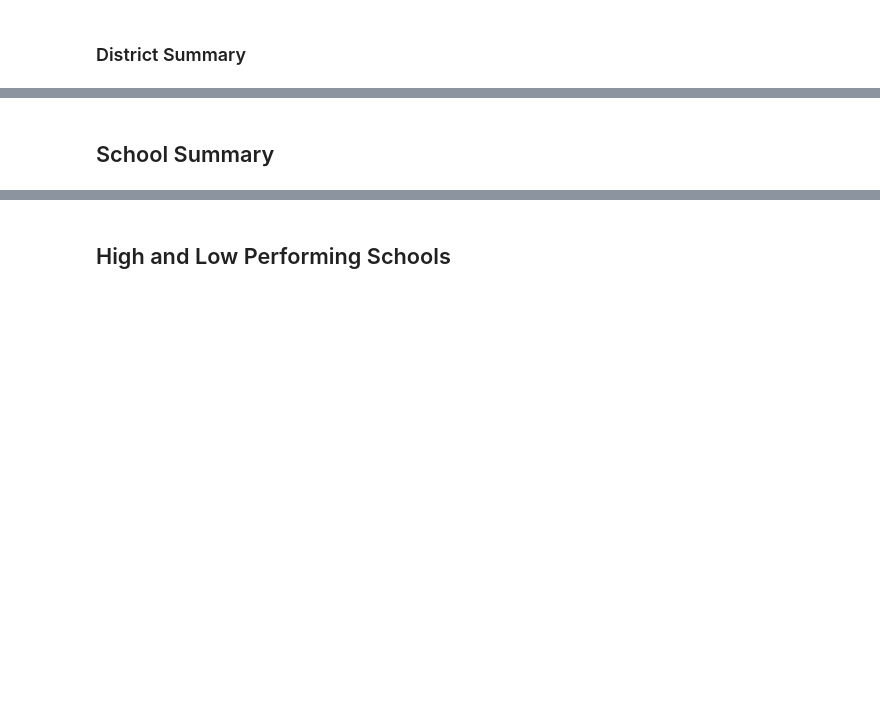
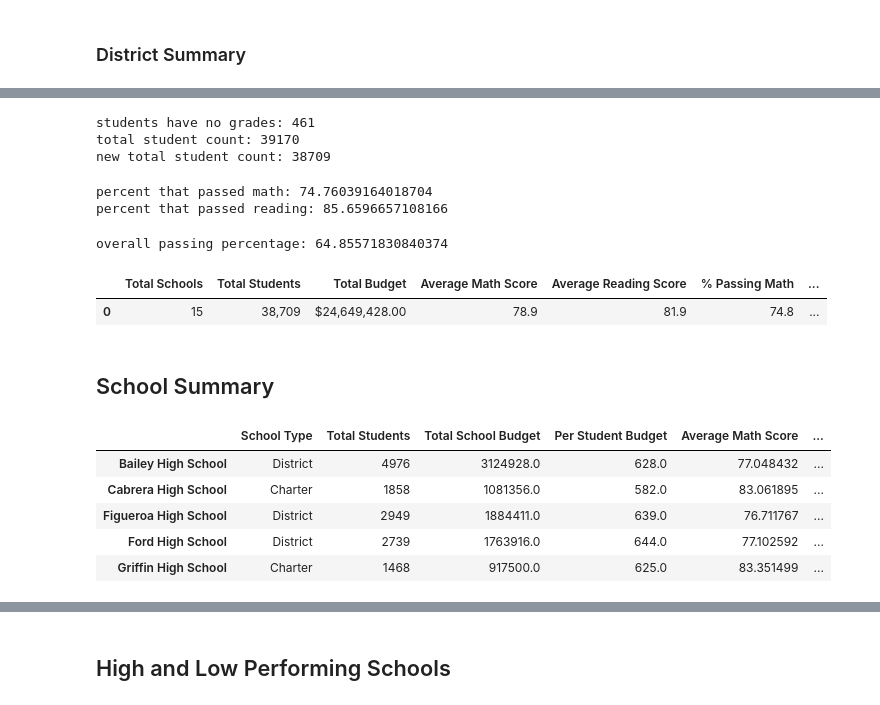
Before and after one commit to GregoryBWilson/School_District_Analysis, a Jupyter notebook: PyCitySchools_Challenge_testing.ipynb, the cells around one changed output, grey strips where cells are left out. Saved outputs shown, nothing was run; the diff lists cells and outputs as text; code cells hidden in the pictures; blank space fills up the shorter version.

```diff
--- a/PyCitySchools_Challenge_testing.ipynb
+++ b/PyCitySchools_Challenge_testing.ipynb
@@ -111,14 +137,21 @@ average_math_score = school_data_complete_df["math_score"].mean()
 # %%
 # Step 1. Get the number of students that are in ninth grade at Thomas High School.
 # These students have no grades.
-
+ninth_grade_student_nans = student_data_df['Student ID'].count() - student_data_df['reading_score'].count()
+print('students have no grades:',ninth_grade_student_nans)
 
 # Get the total student count
 student_count = school_data_complete_df["Student ID"].count()
-
+print('total student count:',student_count)
 
 # Step 2. Subtract the number of students that are in ninth grade at
 # Thomas High School from the total student count to get the new total student count.
+student_count -= ninth_grade_student_nans
+print('new total student count:',student_count)
+# %% [output]
+students have no grades: 461
+total student count: 39170
+new total student count: 38709
 # %%
 # Calculate the passing rates using the "clean_student_data".
 passing_math_count = school_data_complete_df[(school_data_complete_df["math_score"] >= 70)].count()["student_name"]
@@ -128,3 +159,16 @@ passing_reading_count = school_data_complete_df[(school_data_complete_df["readin
+# %%
+# Step 3. Calculate the passing percentages with the new total student count.
+
+# Calculate the percent that passed math.
+passing_math_percentage = passing_math_count / float(student_count) * 100
+print('percent that passed math:',passing_math_percentage)
+
+# Calculate the percent that passed reading.
+passing_reading_percentage = passing_reading_count / float(student_count) * 100
+print('percent that passed reading:',passing_reading_percentage)
+# %% [output]
+percent that passed math: 74.76039164018704
+percent that passed reading: 85.6596657108166
 # %%
 # Calculate the students who passed both reading and math.
 passing_math_reading = school_data_complete_df[(school_data_complete_df["math_score"] >= 70)
@@ -135,6 +179,10 @@ overall_passing_math_reading_count = passing_math_reading["student_name"].count(
 
 
 # Step 4.Calculate the overall passing percentage with new total student count.
+overall_passing_percentage = overall_passing_math_reading_count / student_count * 100
+print('overall passing percentage:',overall_passing_percentage)
+# %% [output]
+overall passing percentage: 64.85571830840374
 # %%
 # Create a DataFrame
 district_summary_df = pd.DataFrame(
@@ -160,8 +208,14 @@ district_summary_df["% Passing Math"] = district_summary_df["% Passing Math"].ma
 district_summary_df["% Passing Reading"] = district_summary_df["% Passing Reading"].map("{:.1f}".format)
 district_summary_df["% Overall Passing"] = district_summary_df["% Overall Passing"].map("{:.1f}".format)
 
+# Print the veiw of DF to an image file
+dfi.export(district_summary_df, 'Resources/Table5.png')
+
 # Display the data frame
 district_summary_df
+# %% [output]
+|  | Total Schools | Total Students | Total Budget | Average Math Score | Average Reading Score | % Passing Math | ... |
+| 0 | 15 | 38,709 | $24,649,428.00 | 78.9 | 81.9 | 74.8 | ... |
 # %% [markdown]
 ##  School Summary
 # %%
@@ -204,18 +258,28 @@ per_overall_passing_percentage = per_passing_math_reading / per_school_counts *
 # %%
 # Create the DataFrame
 per_school_summary_df = pd.DataFrame({
     "School Type": per_school_types,
     "Total Students": per_school_counts,
     "Total School Budget": per_school_budget,
     "Per Student Budget": per_school_capita,
     "Average Math Score": per_school_math,
     "Average Reading Score": per_school_reading,
     "% Passing Math": per_school_passing_math,
     "% Passing Reading": per_school_passing_reading,
     "% Overall Passing": per_overall_passing_percentage})
 
+# Print the veiw of DF to an image file
+dfi.export(per_school_summary_df.head(), 'Resources/Table6.png')
 
 # per_school_summary_df.head()
+per_school_summary_df.head()
+# %% [output]
+|  | School Type | Total Students | Total School Budget | Per Student Budget | Average Math Score | ... |
+| Bailey High School | District | 4976 | 3124928.0 | 628.0 | 77.048432 | ... |
+| Cabrera High School | Charter | 1858 | 1081356.0 | 582.0 | 83.061895 | ... |
+| Figueroa High School | District | 2949 | 1884411.0 | 639.0 | 76.711767 | ... |
+| Ford High School | District | 2739 | 1763916.0 | 644.0 | 77.102592 | ... |
+| Griffin High School | Charter | 1468 | 917500.0 | 625.0 | 83.351499 | ... |
 # %%
 # Format the Total School Budget and the Per Student Budget
 per_school_summary_df["Total School Budget"] = per_school_summary_df["Total School Budget"].map("${:,.2f}".format)
```
Also changed, not shown: parts of 32 cells of this notebook, 9 other files.
